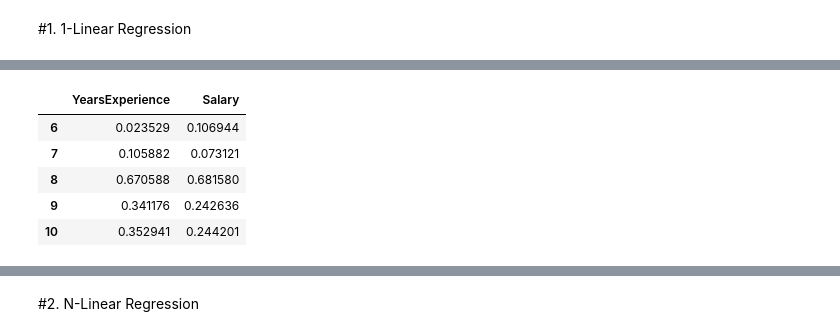
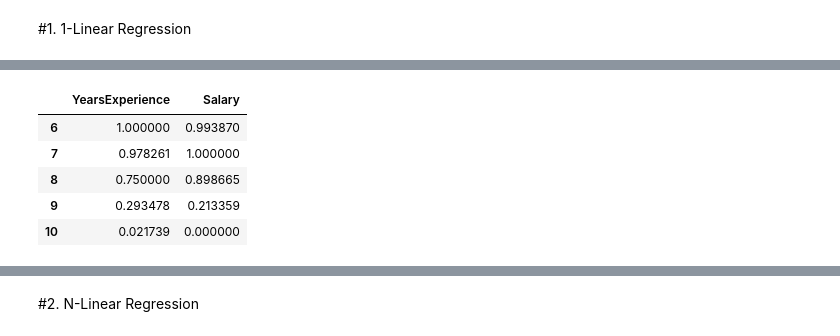
Before and after one commit to MyPham1207/Python_for_ML, a Jupyter notebook: Assignments/Regression/LinearRegression.ipynb, the cells around one changed output, grey strips where cells are left out. Drawn from its saved outputs; the diff is of its cells as text; code cells hidden in the pictures.

```diff
--- a/Assignments/Regression/LinearRegression.ipynb
+++ b/Assignments/Regression/LinearRegression.ipynb
@@ -57,23 +57,23 @@ train_data[0].head()
 # %%
 # Normalize the data, fit train and transform train, test
 norm_train_data = []
 norm_test_data = []
 for i in range(n_splits):
   scaler = MinMaxScaler()
   transformer = scaler.fit(train_data[i])
   train_temp = pd.DataFrame(transformer.transform(train_data[i]), columns=train_data[i].columns, index=train_data[i].index)
   test_temp = pd.DataFrame(transformer.transform(test_data[i]), columns=test_data[i].columns, index=test_data[i].index)
   norm_train_data.append(train_temp)
-  norm_test_data.append(train_temp)
+  norm_test_data.append(test_temp)
 
 norm_train_data[0].head()
 # %% [output]
 |  | YearsExperience | Salary |
-| 6 | 0.023529 | 0.106944 |
-| 7 | 0.105882 | 0.073121 |
-| 8 | 0.670588 | 0.681580 |
-| 9 | 0.341176 | 0.242636 |
-| 10 | 0.352941 | 0.244201 |
+| 6 | 1.000000 | 0.993870 |
+| 7 | 0.978261 | 1.000000 |
+| 8 | 0.750000 | 0.898665 |
+| 9 | 0.293478 | 0.213359 |
+| 10 | 0.021739 | 0.000000 |
 # %%
 # This function will help me see my hypotasis line
 def plot(Xtest, ytest, ypred):
```
Also changed, not shown: parts of 11 cells of this notebook.
